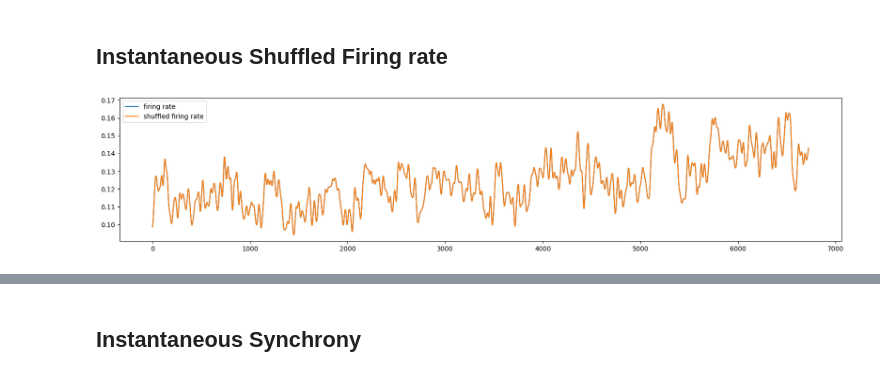
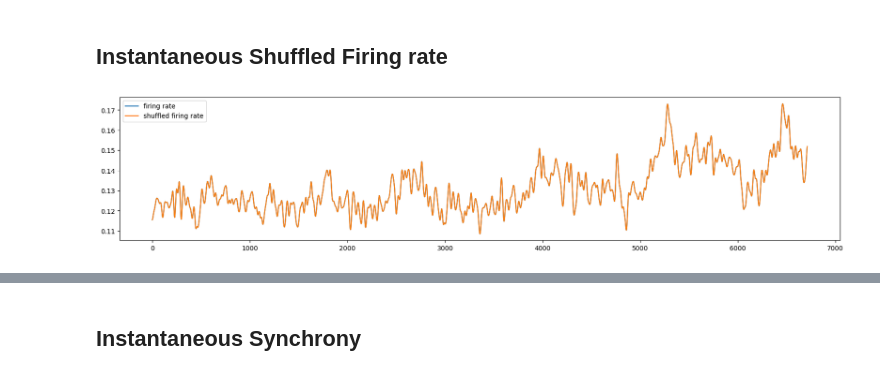
Before and after one commit to Lamifsud/pattern_classification_git, a Jupyter notebook: pipeline_drafts/preprocess.ipynb, the cells around one changed output, grey strips where cells are left out. Drawn from its saved outputs; the diff is of its cells as text; code cells hidden in the pictures.

```diff
--- a/pipeline_drafts/preprocess.ipynb
+++ b/pipeline_drafts/preprocess.ipynb
@@ -43,7 +43,9 @@ else :
     result_path = '/home/laurie/Bureau/pattern_classification_git/results/'
 # %%
 #Load
-session, data_path, info_path = matlab_file.from_lab(lab_desktop=lab_desktop, session='t150204001')
+#session = 't150204001'
+session = 'Mo180412002'
+monkey = 'Mourad'
+session, data_path, info_path = matlab_file.from_lab(lab_desktop=lab_desktop, session=session, monkey='Mourad')
 data, load_info = matlab_file.open(data_path)
-session_info_raw = matlab_file.clean(info_path)
 # %% [output]
@@ -66,0 +62,5 @@ matfile : t150204001_probe1_contact3_unit1.mat
+# %%
+#info_session
+float_column_names = info_session.select_dtypes(include=['float']).columns
+info_session[float_column_names] = info_session[float_column_names].astype(int)
+info_session
@@ -141,7 +186,7 @@ spikes_times_aligned = manage.spike_ts_aligned(df_task_ts, df_task_ts_by_neuron,
 # %%
 n_neurons = spikes_times_aligned.shape[0]
 
-t = 0
+t = 1
 event_vector = df_task_ts.loc[t]
 
 plt.figure(figsize=(30, 10))  # Ajustez la taille de la figure selon vos besoins
@@ -195,20 +240,28 @@ np.save(result_path + 'spike_convolved.npy', spike_convolved)
 [figure]
 # %% [markdown]
 ## Instantaneous Shuffled Firing rate
+# %%
+n_trials, n_times, n_neurons = spike_convolved.shape
+spike_convolved_shuff_tt = np.zeros((n_trials, n_times, n_neurons))
+spike_convolved_shuff_pos = np.zeros((n_trials, n_times, n_neurons))
+list_idx_tt = []
+list_idx_pos = []
+
+for t, idx, in target.groupby(['trial_type']).groups.items():
+    idx = idx.values
+    list_idx_tt.append(idx)
+
+spike_convolved_shuff_tt = destroy_corr(spike_convolved, target['trial_type'].values)
+
+for t, idx, in target.groupby(['position']).groups.items():
+    idx = idx.values
+    list_idx_pos.append(idx)
+
+spike_convolved_shuff_pos = destroy_corr(spike_convolved, target['position'].values)
 # %%
-n_trials, n_times, n_neurons = spike_convolved.shape
-spike_convolved_shuff = np.zeros((n_trials, n_times, n_neurons))
-list_idx = []
-for t, idx, in target.groupby(['trial_type', 'position']).groups.items():
-    idx = idx.values
-    list_idx.append(idx)
-    spike_convolved_shuff[idx,:,:] = destroy_corr(spike_convolved[idx,:,:], target.loc[idx,'position'].values)
-
 plt.figure(figsize=(20,4))
-plt.plot(spike_convolved[list_idx[2],:,:].mean(axis=(0,2)), label='firing rate')
-plt.plot(spike_convolved_shuff[list_idx[2],:,:].mean(axis=(0,2)), label='shuffled firing rate')
+plt.plot(spike_convolved[list_idx_tt[2],:,:].mean(axis=(0,2)), label='firing rate')
+plt.plot(spike_convolved_shuff_tt[list_idx_tt[2],:,:].mean(axis=(0,2)), label='shuffled firing rate')
 plt.legend();
-
-np.save(result_path + 'spike_convol_shuff.npy', spike_convolved_shuff)
 # %% [output]
-[figure, old version]
+[figure, new version]
```
Also changed, not shown: parts of 17 cells of this notebook, 9 other files.
